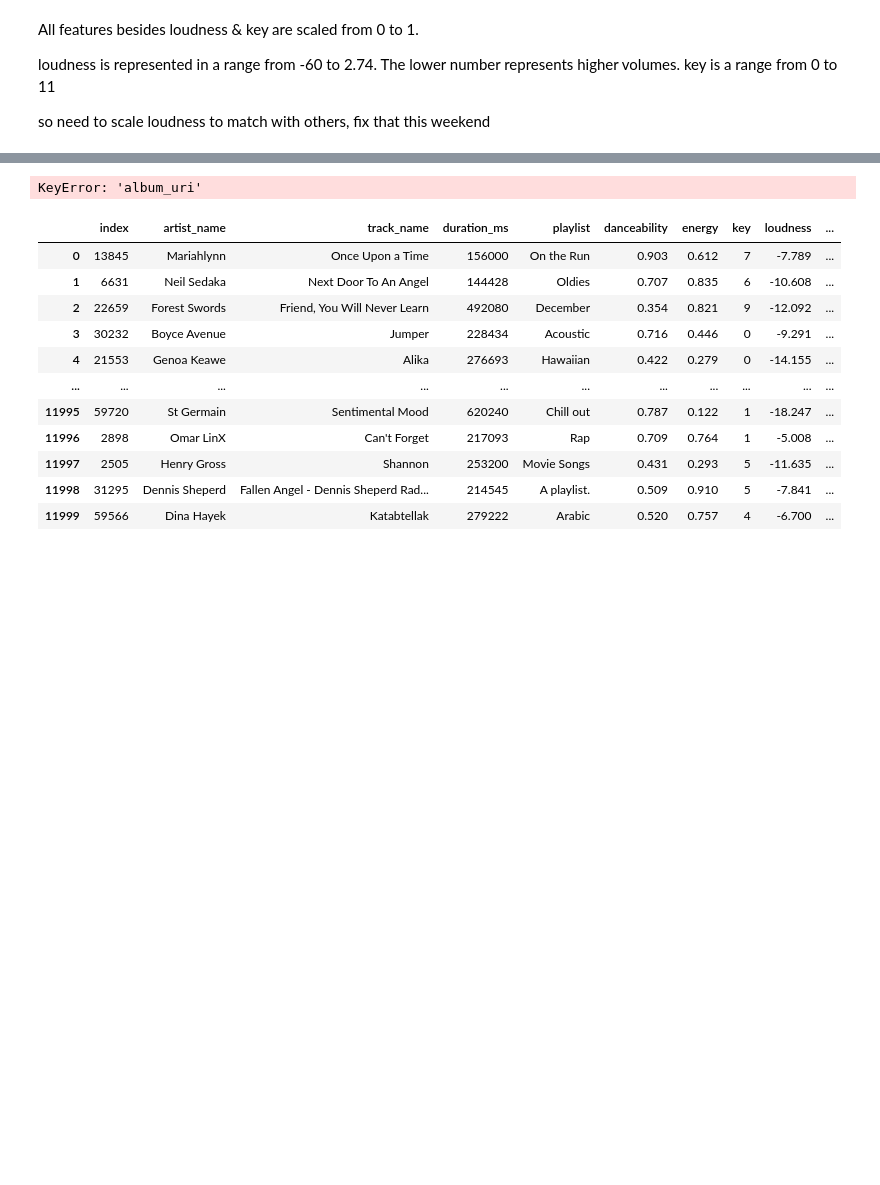
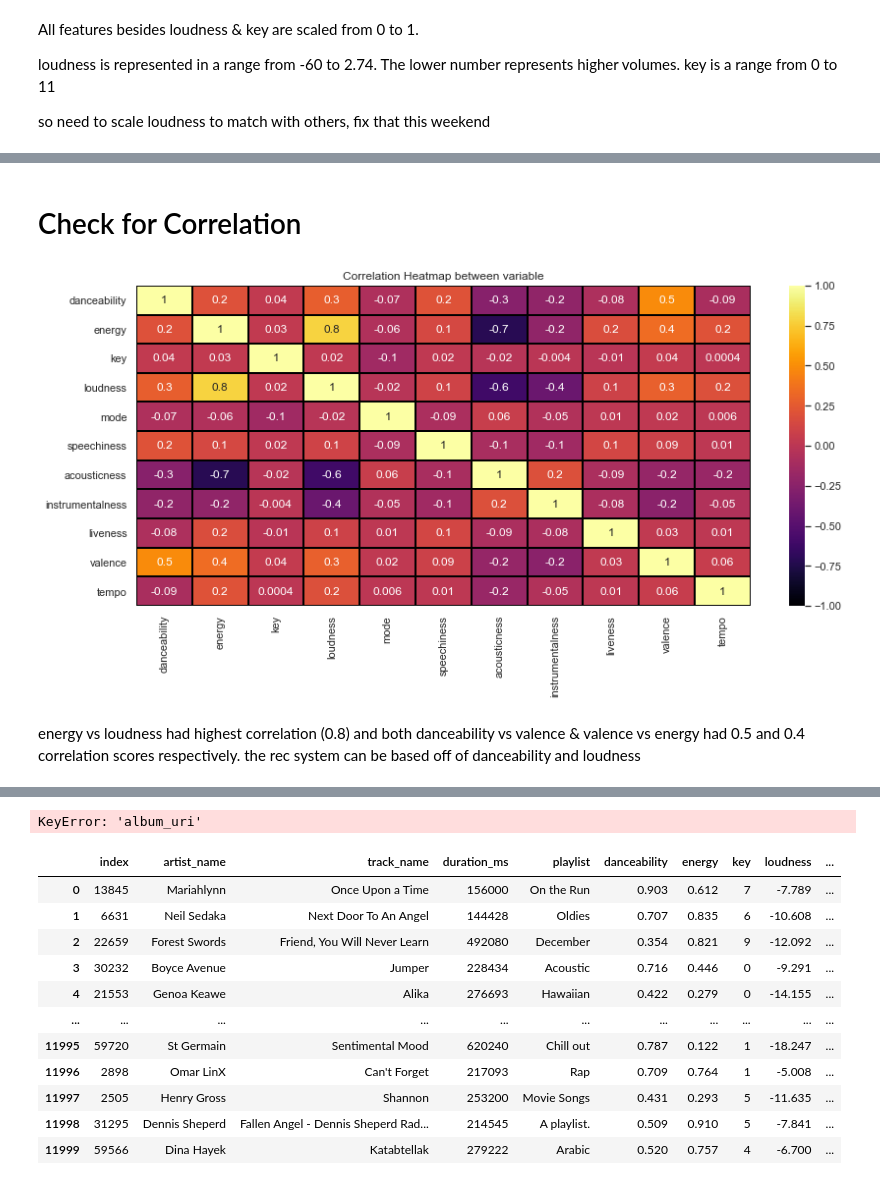
Before and after one commit to sumed-h/SpotifySongRecAudFeatures, a Jupyter notebook: Notebooks/jan13.ipynb, the cells around one changed output, grey strips where cells are left out. Saved outputs shown, nothing was run; the diff lists cells and outputs as text; code cells hidden in the pictures; blank space fills up the shorter version.

```diff
--- a/Notebooks/jan13.ipynb
+++ b/Notebooks/jan13.ipynb
@@ -735,0 +776,14 @@ del spotify_df['track_uri']
+# %% [markdown]
+# Check for Correlation
+# %%
+from matplotlib.patches import Rectangle
+corr_df=spotify_df.drop(["duration_ms"],axis=1).corr(method="pearson")
+plt.figure(figsize=(14,6))
+heatmap=sns.heatmap(corr_df,annot=True,fmt=".1g",vmin=-1,vmax=1,center=0,cmap='inferno',linewidths=1,linecolor="Black")
+heatmap.set_title("Correlation Heatmap between variable")
+heatmap.set_xticklabels(heatmap.get_xticklabels(),rotation=90);
+# %% [output]
+[figure, added]
+# %% [markdown]
+energy vs loudness had highest correlation (0.8) and both danceability vs valence & valence vs energy had 0.5 and 0.4 correlation scores respectively.
+the rec system can be based off of danceability and loudness
```
Also changed, not shown: parts of 91 cells of this notebook.
